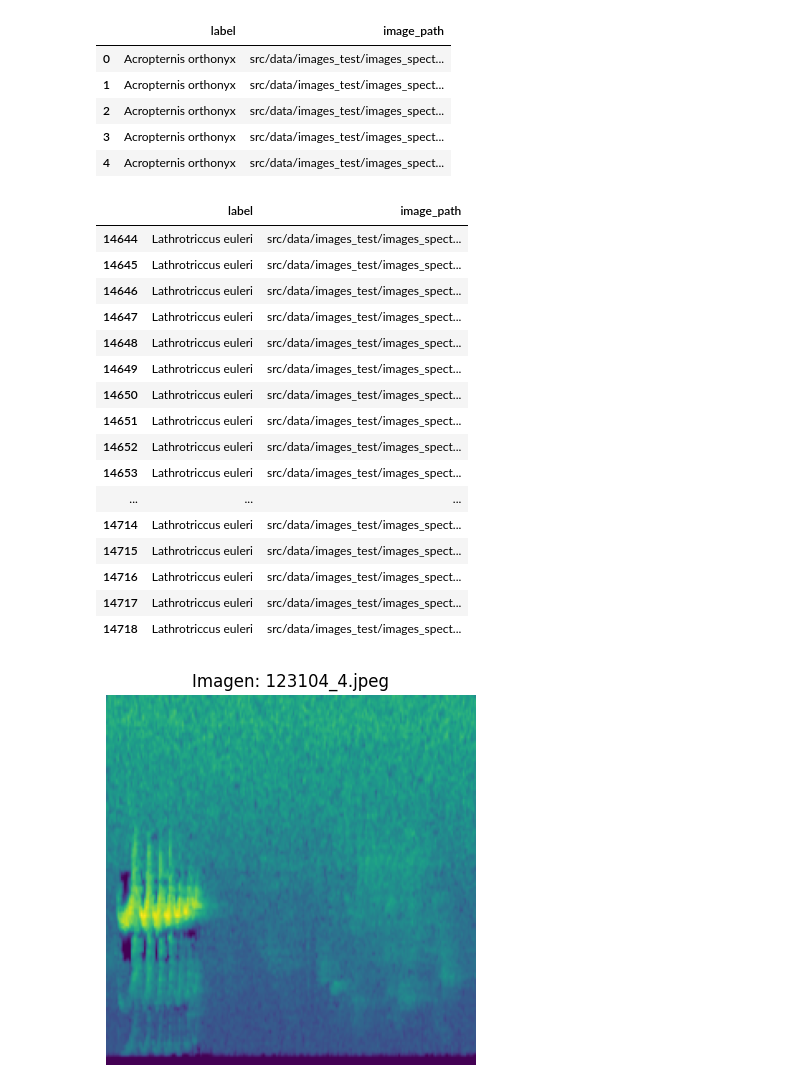
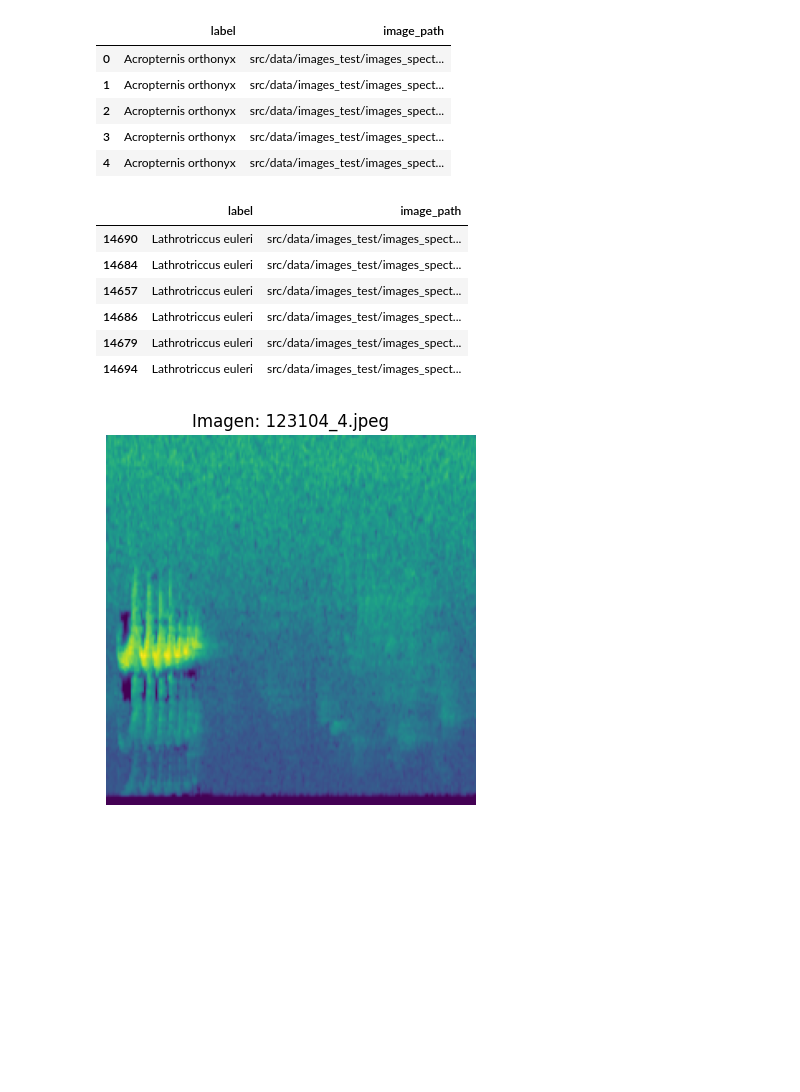
Before and after one commit to camiloacp/The-Evolutionary-Structure-of-Acoustic-Learnability-A-Deep-Learning-Approach-to-Neotropical-Birdsong, a Jupyter notebook: notebooks/11_Incertidumbres.ipynb, the cells around one changed output. Saved outputs shown, nothing was run; the diff lists cells and outputs as text; code cells hidden in the pictures; blank space fills up the shorter version.

```diff
--- a/notebooks/11_Incertidumbres.ipynb
+++ b/notebooks/11_Incertidumbres.ipynb
@@ -3,20 +0,0 @@
-# %%
-import tensorflow as tf
-from tensorflow.keras import layers
-from tensorflow.keras import Model
-import os
-import numpy as np
-import pandas as pd
-
-import matplotlib.pyplot as plt
-import seaborn as sns
-
-# from google.colab import drive, files
-# drive.mount('/content/drive')
-
-pd.set_option('display.max_columns', None)
-pd.set_option('display.max_rows', None)
-pd.set_option('display.max_colwidth', None)
-pd.set_option('display.width', None)
-pd.set_option('display.float_format', '{:.2f}'.format)
-pd.set_option('display.max_colwidth', None)
@@ -271,24 +65,14 @@ def plot_incertidumbres(especie_df, label, title):
 # %%
 sp = data[data["label"] == "Lathrotriccus euleri"]
-sp
+sp.sample(6)
 # %% [output]
 |  | label | image_path |
-| 14644 | Lathrotriccus euleri | src/data/images_test/images_spect... |
-| 14645 | Lathrotriccus euleri | src/data/images_test/images_spect... |
-| 14646 | Lathrotriccus euleri | src/data/images_test/images_spect... |
-| 14647 | Lathrotriccus euleri | src/data/images_test/images_spect... |
-| 14648 | Lathrotriccus euleri | src/data/images_test/images_spect... |
-| 14649 | Lathrotriccus euleri | src/data/images_test/images_spect... |
-| 14650 | Lathrotriccus euleri | src/data/images_test/images_spect... |
-| 14651 | Lathrotriccus euleri | src/data/images_test/images_spect... |
-| 14652 | Lathrotriccus euleri | src/data/images_test/images_spect... |
-| 14653 | Lathrotriccus euleri | src/data/images_test/images_spect... |
-| ... | ... | ... |
-| 14714 | Lathrotriccus euleri | src/data/images_test/images_spect... |
-| 14715 | Lathrotriccus euleri | src/data/images_test/images_spect... |
-| 14716 | Lathrotriccus euleri | src/data/images_test/images_spect... |
-| 14717 | Lathrotriccus euleri | src/data/images_test/images_spect... |
-| 14718 | Lathrotriccus euleri | src/data/images_test/images_spect... |
+| 14690 | Lathrotriccus euleri | src/data/images_test/images_spect... |
+| 14684 | Lathrotriccus euleri | src/data/images_test/images_spect... |
+| 14657 | Lathrotriccus euleri | src/data/images_test/images_spect... |
+| 14686 | Lathrotriccus euleri | src/data/images_test/images_spect... |
+| 14679 | Lathrotriccus euleri | src/data/images_test/images_spect... |
+| 14694 | Lathrotriccus euleri | src/data/images_test/images_spect... |
 # %%
 graficar_imagen(sp['image_path'].iloc[32])
 # %% [output]
```
Also changed, not shown: parts of 35 cells of this notebook, 1 other file.
